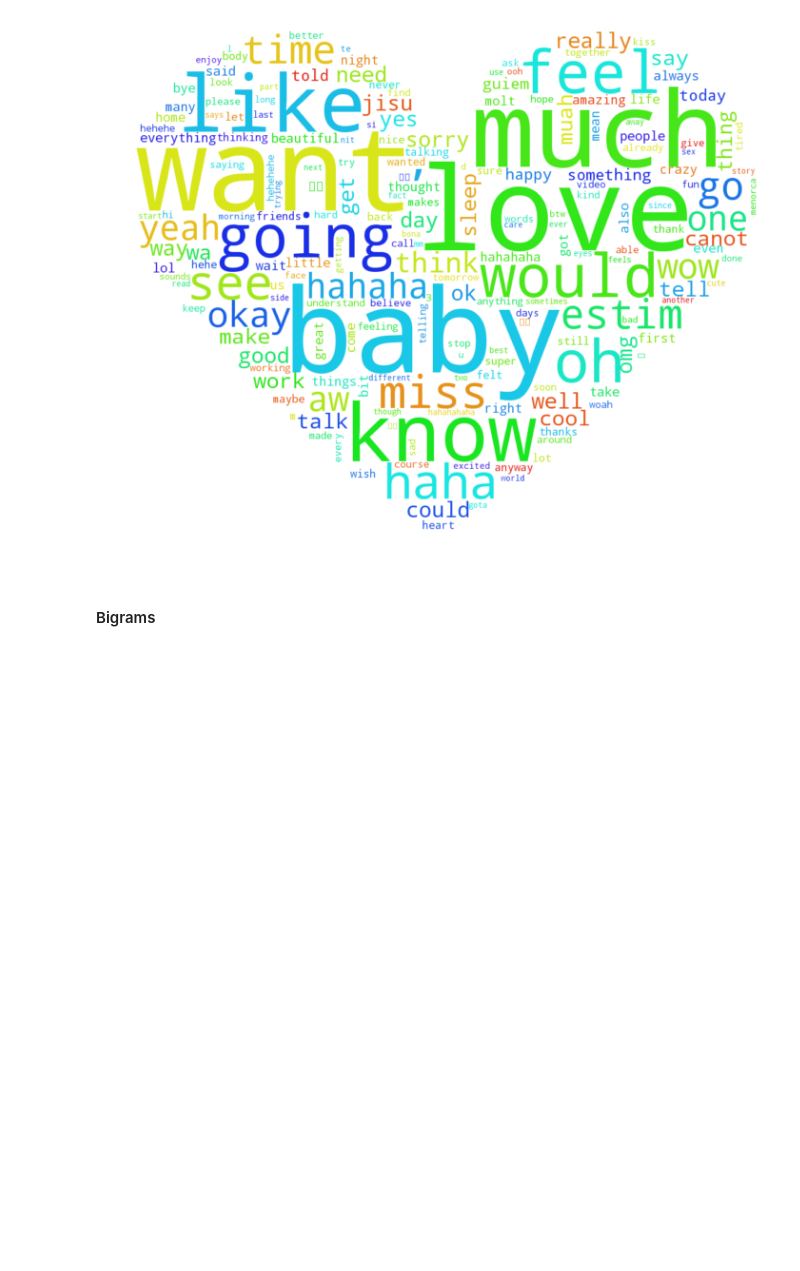
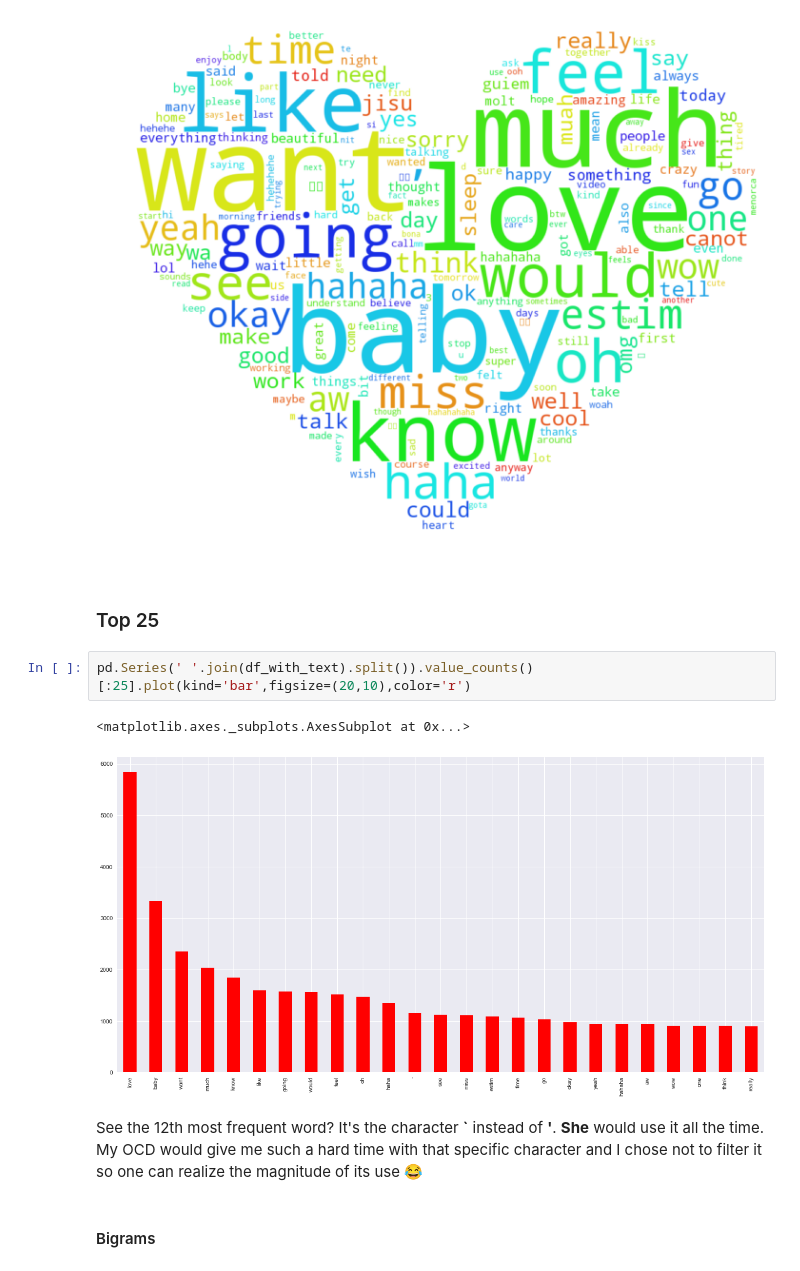
Before and after one commit to guiem/my_notebooks, a Jupyter notebook: anniversary/anniversary.ipynb, the cells around one changed output. Drawn from its saved outputs; the diff is of its cells as text; blank space fills up the shorter version.

Commit message:
added top 25 words

```diff
--- a/anniversary/anniversary.ipynb
+++ b/anniversary/anniversary.ipynb
@@ -600,6 +600,15 @@ plt.axis("off")
 plt.show()
 # %% [output]
 [figure]
+# %% [markdown]
+### Top 25
+# %%
+pd.Series(' '.join(df_with_text).split()).value_counts()[:25].plot(kind='bar',figsize=(20,10),color='r')
+# %% [output]
+<matplotlib.axes._subplots.AxesSubplot at 0x...>
+[figure, added]
+# %% [markdown]
+See the 12th most frequent word? It's the character __`__ instead of __'__. __She__ would use it all the time. My OCD would give me such a hard time with that specific character and I chose not to filter it so one can realize the magnitude of its use 😂
 # %% [markdown]
 #### Bigrams <a class="anchor" id="bigrams"></a>
 # %% [markdown]
```
Also changed, not shown: parts of 1 cell of this notebook.
